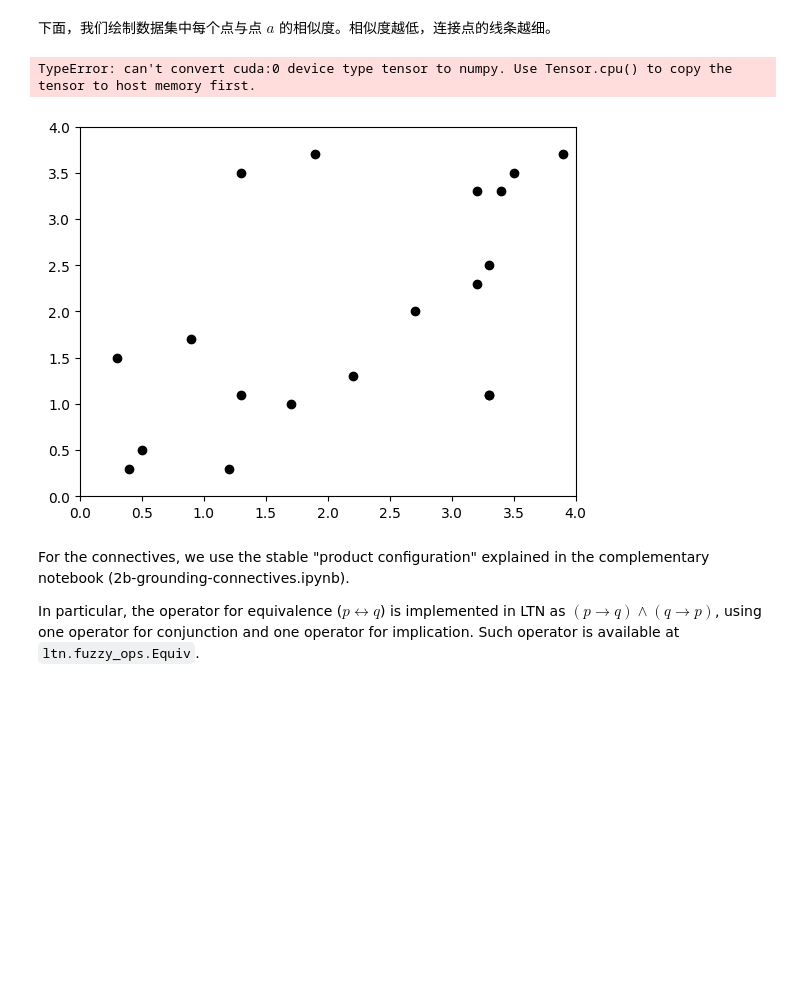
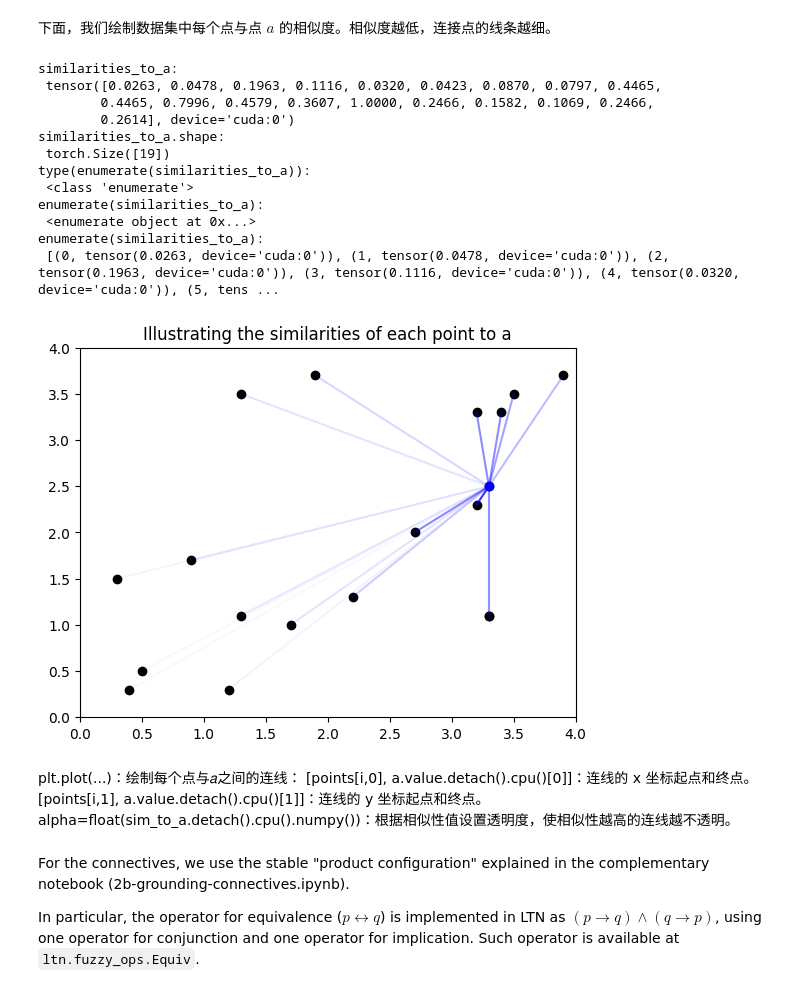
Before and after one commit to Tsuki-Gor/LTNtorch, a Jupyter notebook: tutorials/3-knowledgebase-and-learning.ipynb, the cells around one changed output. Drawn from its saved outputs; the diff is of its cells as text; code cells hidden in the pictures; blank space fills up the shorter version.

```diff
--- a/tutorials/3-knowledgebase-and-learning.ipynb
+++ b/tutorials/3-knowledgebase-and-learning.ipynb
@@ -177,17 +219,51 @@ which connect the points.
 下面，我们绘制数据集中每个点与点 $a$ 的相似度。相似度越低，连接点的线条越细。
 # %%
 similarities_to_a = Sim(x1, a).value
+
+print("similarities_to_a:\n", similarities_to_a)
+print("similarities_to_a.shape:\n", similarities_to_a.shape)
+
 fig, ax = plt.subplots()
 ax.set_xlim(0, 4)
 ax.set_ylim(0, 4)
 ax.scatter(points[:,0], points[:,1], color="black")
-ax.scatter(a.value[0], a.value[1], color="blue")
+
+# ax.scatter(a.value[0], a.value[1], color="blue") # 原来的写法会报错
+ax.scatter(a.value.detach().cpu()[0], a.value.detach().cpu()[1], color="blue")
+
 ax.set_title("Illustrating the similarities of each point to a")
+# for i, sim_to_a in enumerate(similarities_to_a): # 原来的写法会报错
+#     plt.plot([points[i,0], a.value[0]], [points[i,1],a.value[1]], alpha=float(sim_to_a.numpy()), color="blue")
+
 for i, sim_to_a in enumerate(similarities_to_a):
-    plt.plot([points[i,0], a.value[0]], [points[i,1],a.value[1]], alpha=float(sim_to_a.numpy()), color="blue")
+    plt.plot([points[i,0], a.value.detach().cpu()[0]], [points[i,1],a.value.detach().cpu()[1]], alpha=float(sim_to_a.detach().cpu().numpy()), color="blue")
+# enumerate(similarities_to_a)：枚举 similarities_to_a，获取每个相似性值及其索引。
+# plt.plot(连线的 x 坐标起点和终点,连线的 y 坐标起点和终点,设置线条的透明度,设置线条的颜色)
+
+print("type(enumerate(similarities_to_a)):\n", type(enumerate(similarities_to_a))) #  <class 'enumerate'>
+print("enumerate(similarities_to_a):\n", enumerate(similarities_to_a)) #  <enumerate object at 0x000001B1C12F5350>
+print("enumerate(similarities_to_a):\n", list(enumerate(similarities_to_a)))
+
+plt.show();
 # %% [output]
-TypeError: can't convert cuda:0 device type tensor to numpy. Use Tensor.cpu() to copy the tensor to host memory first.
+similarities_to_a:
+ tensor([0.0263, 0.0478, 0.1963, 0.1116, 0.0320, 0.0423, 0.0870, 0.0797, 0.4465,
+        0.4465, 0.7996, 0.4579, 0.3607, 1.0000, 0.2466, 0.1582, 0.1069, 0.2466,
+        0.2614], device='cuda:0')
+similarities_to_a.shape:
+ torch.Size([19])
+type(enumerate(similarities_to_a)):
+ <class 'enumerate'>
+enumerate(similarities_to_a):
+ <enumerate object at 0x...>
+enumerate(similarities_to_a):
+ [(0, tensor(0.0263, device='cuda:0')), (1, tensor(0.0478, device='cuda:0')), (2, tensor(0.1963, device='cuda:0')), (3, tensor(0.1116, device='cuda:0')), (4, tensor(0.0320, device='cuda:0')), (5, tens ...
-[figure, old version]
+[figure, new version]
+# %% [markdown]
+plt.plot(...)：绘制每个点与𝑎之间的连线：
+[points[i,0], a.value.detach().cpu()[0]]：连线的 x 坐标起点和终点。
+[points[i,1], a.value.detach().cpu()[1]]：连线的 y 坐标起点和终点。
+alpha=float(sim_to_a.detach().cpu().numpy())：根据相似性值设置透明度，使相似性越高的连线越不透明。
 # %% [markdown]
 For the connectives, we use the stable "product configuration" explained in the complementary notebook (2b-grounding-connectives.ipynb).
 
```
Also changed, not shown: parts of 11 cells of this notebook, 2 other files.
